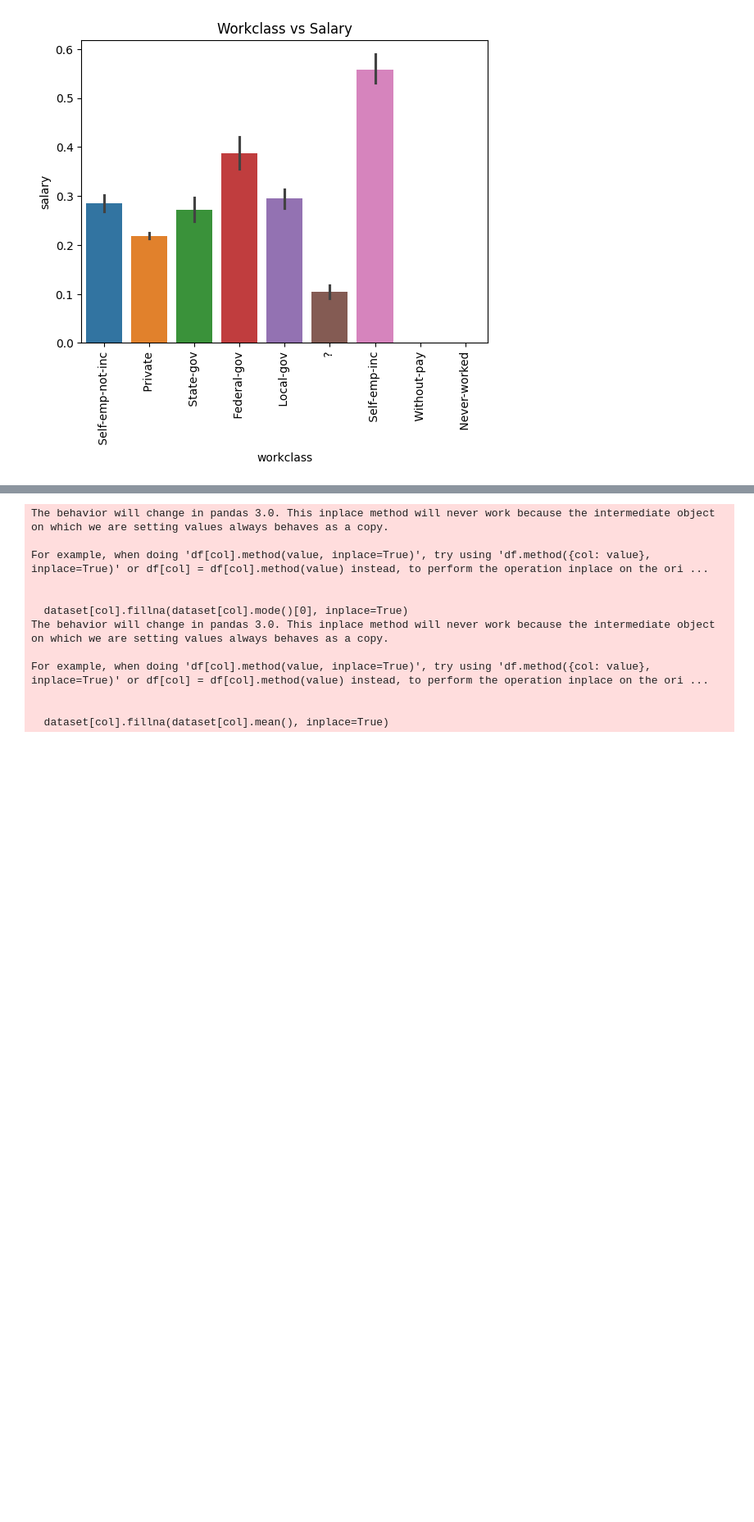
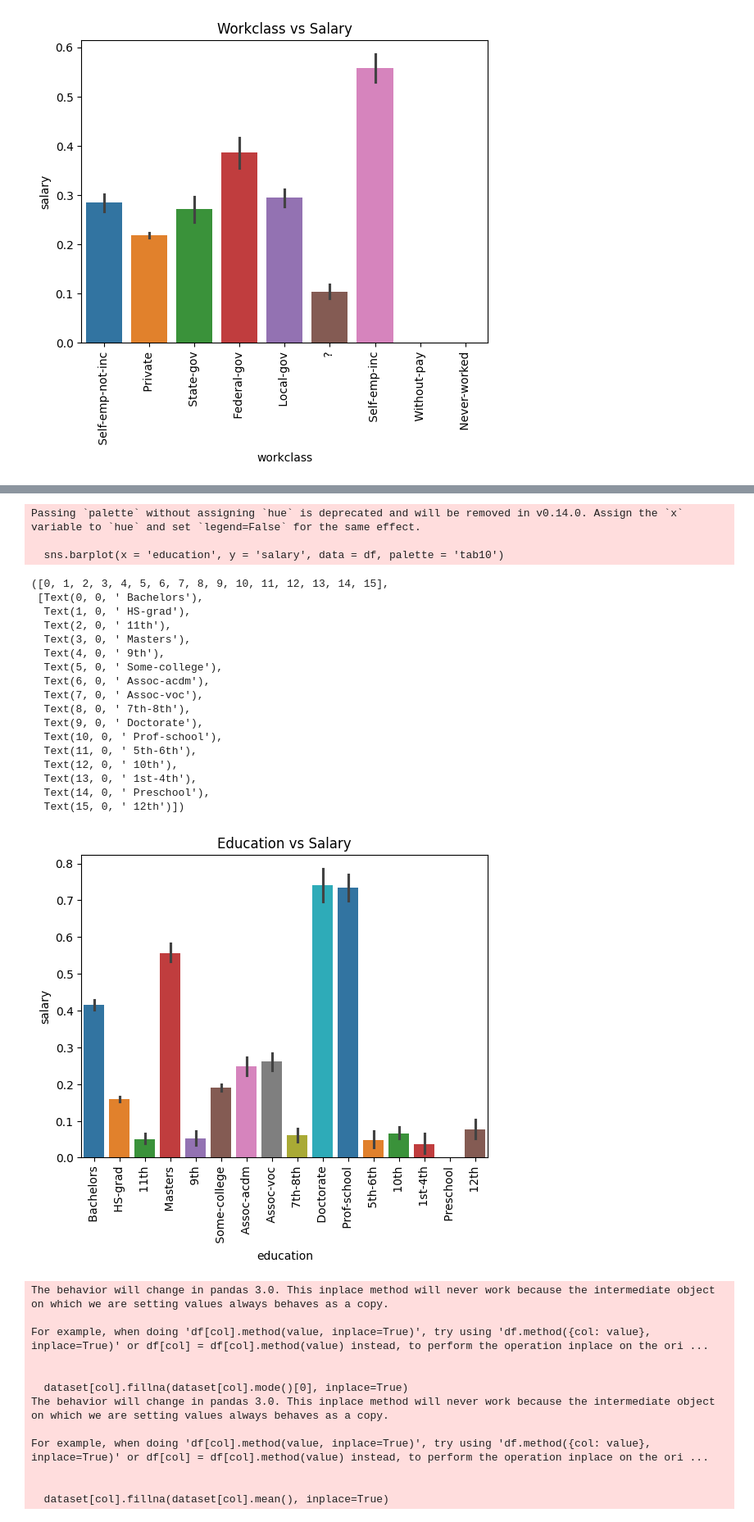
Before and after one commit to aryamankachroo/DTSC1302FinalGroupProject, a Jupyter notebook: DtscFinalProjectCode.ipynb, the cells around one changed output, grey strips where cells are left out. Shown at 82% size. Drawn from its saved outputs; the diff is of its cells as text; code cells hidden in the pictures; blank space fills up the shorter version.

```diff
--- a/DtscFinalProjectCode.ipynb
+++ b/DtscFinalProjectCode.ipynb
@@ -154,3 +161,30 @@ Passing `palette` without assigning `hue` is deprecated and will be removed in v
+# %%
+categorical = df.select_dtypes(include=['object'])
+sns.barplot(x = 'education', y = 'salary', data = df, palette = 'tab10')
+plt.title('Education vs Salary')
+plt.xticks(rotation = 90)
+# %% [output]
+Passing `palette` without assigning `hue` is deprecated and will be removed in v0.14.0. Assign the `x` variable to `hue` and set `legend=False` for the same effect.
+
+  sns.barplot(x = 'education', y = 'salary', data = df, palette = 'tab10')
+([0, 1, 2, 3, 4, 5, 6, 7, 8, 9, 10, 11, 12, 13, 14, 15],
+ [Text(0, 0, ' Bachelors'),
+  Text(1, 0, ' HS-grad'),
+  Text(2, 0, ' 11th'),
+  Text(3, 0, ' Masters'),
+  Text(4, 0, ' 9th'),
+  Text(5, 0, ' Some-college'),
+  Text(6, 0, ' Assoc-acdm'),
+  Text(7, 0, ' Assoc-voc'),
+  Text(8, 0, ' 7th-8th'),
+  Text(9, 0, ' Doctorate'),
+  Text(10, 0, ' Prof-school'),
+  Text(11, 0, ' 5th-6th'),
+  Text(12, 0, ' 10th'),
+  Text(13, 0, ' 1st-4th'),
+  Text(14, 0, ' Preschool'),
+  Text(15, 0, ' 12th')])
+[figure, added]
 # %%
 # Assuming 'df' is your DataFrame
 categorical_columns = df.select_dtypes(include=['object']).columns
```
Also changed, not shown: parts of 1 cell of this notebook.
